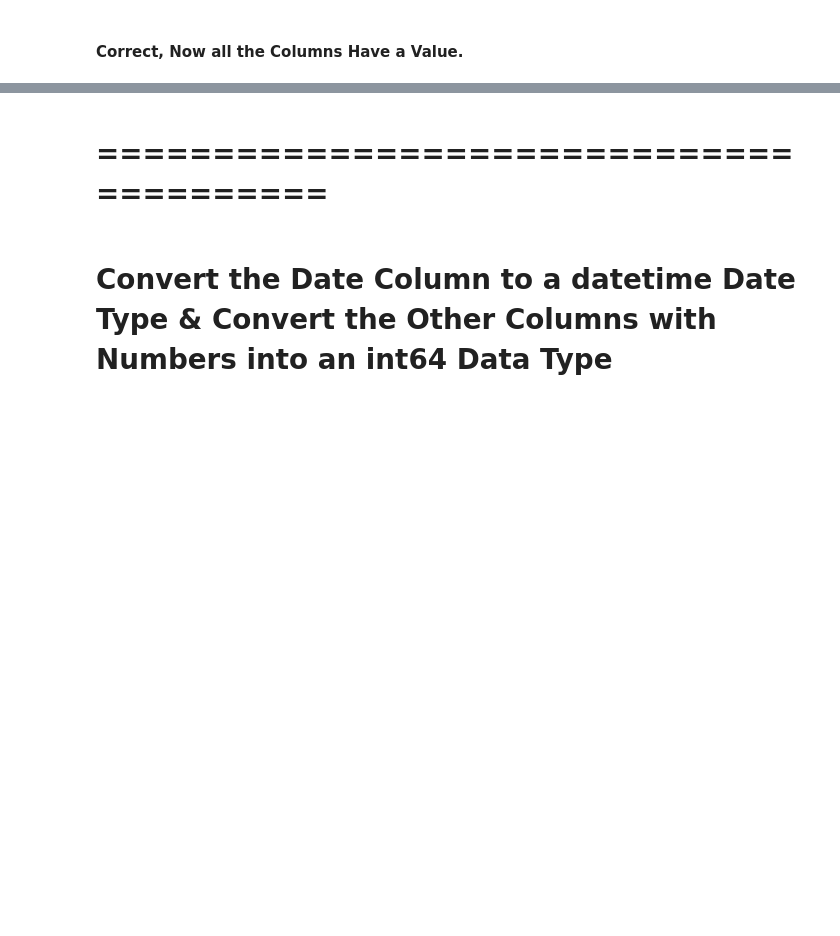
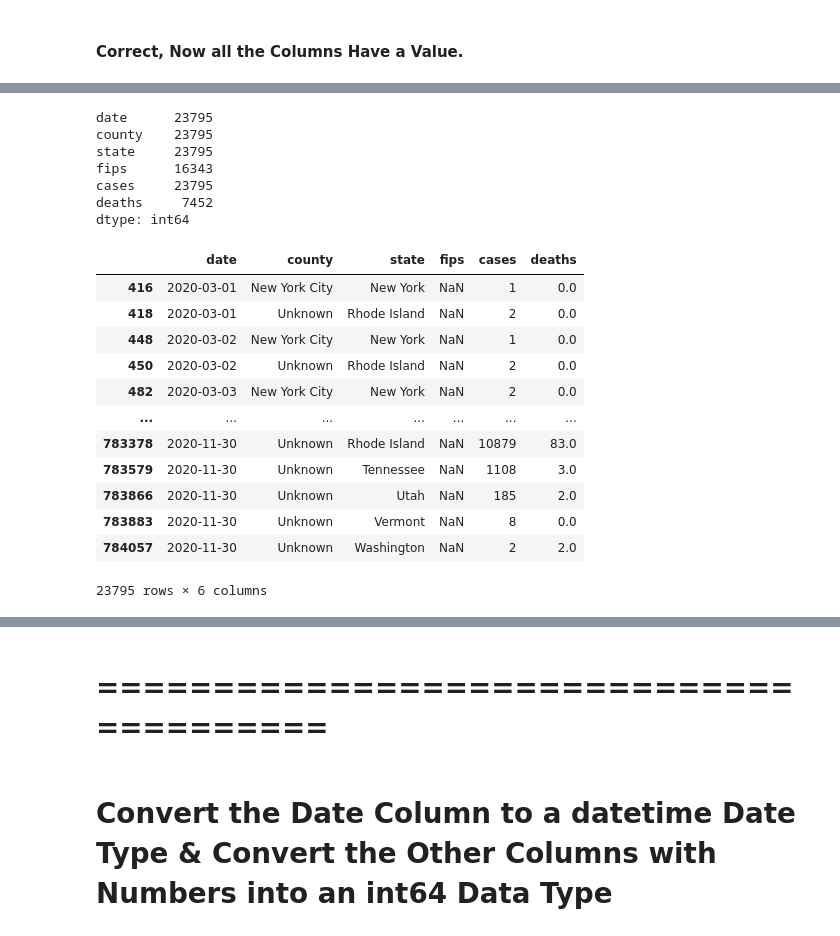
Before and after one commit to vc-adams/Traveling-And-COVID19-Cases, a Jupyter notebook: Static/Python/Trips_vs_COVID_Cases_and_Deaths.ipynb, the cells around one changed output, grey strips where cells are left out. Saved outputs shown, nothing was run; the diff lists cells and outputs as text; code cells hidden in the pictures; blank space fills up the shorter version.

```diff
--- a/Static/Python/Trips_vs_COVID_Cases_and_Deaths.ipynb
+++ b/Static/Python/Trips_vs_COVID_Cases_and_Deaths.ipynb
@@ -528,0 +427,28 @@ dtype: bool
+# %%
+# Returns a Dataframe Containing Only the Rows With Null Values
+nytimes_covid_19_df_null_val = nytimes_covid_19_df[nytimes_covid_19_df.isnull().any(axis=1)]
+
+# Returns the Number of Cells Within a Column With Null Values
+print(nytimes_covid_19_df_null_val.count())
+nytimes_covid_19_df_null_val
+# %% [output]
+date      23795
+county    23795
+state     23795
+fips      16343
+cases     23795
+deaths     7452
+dtype: int64
+|  | date | county | state | fips | cases | deaths |
+| 416 | 2020-03-01 | New York City | New York | NaN | 1 | 0.0 |
+| 418 | 2020-03-01 | Unknown | Rhode Island | NaN | 2 | 0.0 |
+| 448 | 2020-03-02 | New York City | New York | NaN | 1 | 0.0 |
+| 450 | 2020-03-02 | Unknown | Rhode Island | NaN | 2 | 0.0 |
+| 482 | 2020-03-03 | New York City | New York | NaN | 2 | 0.0 |
+| ... | ... | ... | ... | ... | ... | ... |
+| 783378 | 2020-11-30 | Unknown | Rhode Island | NaN | 10879 | 83.0 |
+| 783579 | 2020-11-30 | Unknown | Tennessee | NaN | 1108 | 3.0 |
+| 783866 | 2020-11-30 | Unknown | Utah | NaN | 185 | 2.0 |
+| 783883 | 2020-11-30 | Unknown | Vermont | NaN | 8 | 0.0 |
+| 784057 | 2020-11-30 | Unknown | Washington | NaN | 2 | 2.0 |
+23795 rows × 6 columns
```
Also changed, not shown: parts of 54 cells of this notebook, 1 other file.
